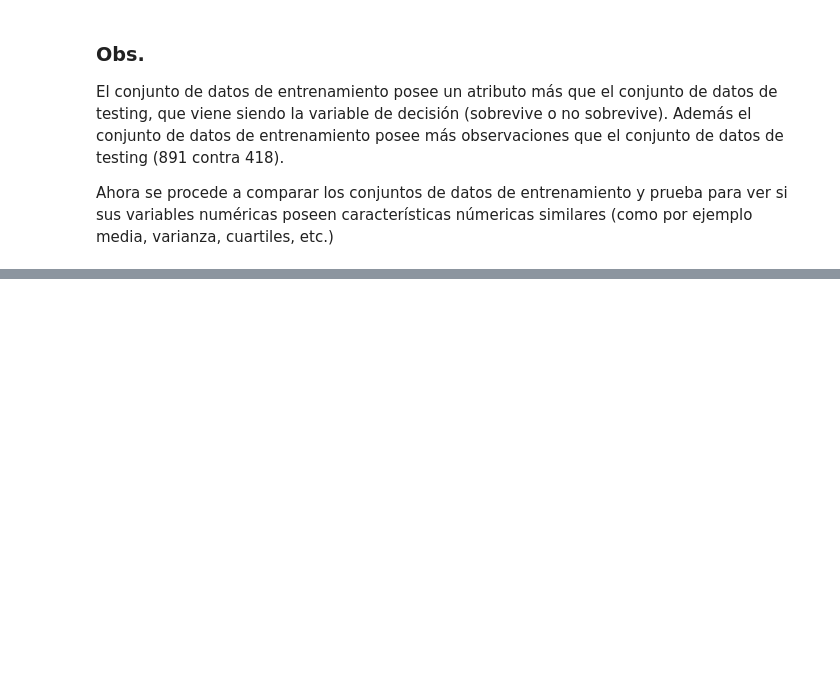
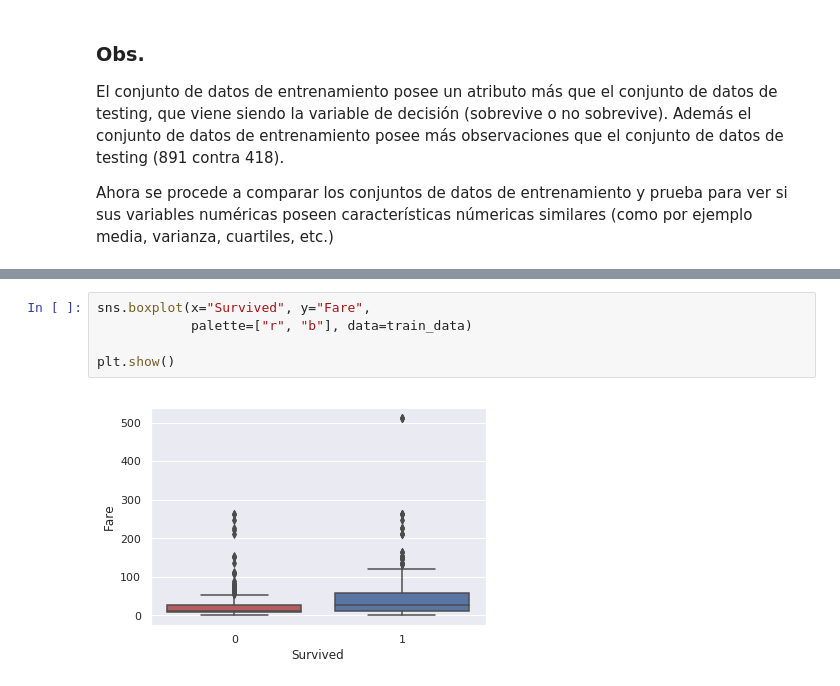
Before and after one commit to fernandosaavedra/titanic-machine-learning-from-disaster, a Jupyter notebook: titanic-ml-solution.ipynb, the cells around one changed output, grey strips where cells are left out. Drawn from its saved outputs; the diff is of its cells as text; blank space fills up the shorter version.

```diff
--- a/titanic-ml-solution.ipynb
+++ b/titanic-ml-solution.ipynb
@@ -75,0 +179,7 @@ Ambos conjuntos de datos no poseen grandes diferencias en variables numéricas,
+# %%
+sns.boxplot(x="Survived", y="Fare",
+            palette=["r", "b"], data=train_data)
+
+plt.show()
+# %% [output]
+[figure, added]
```
Also changed, not shown: parts of 17 cells of this notebook.
